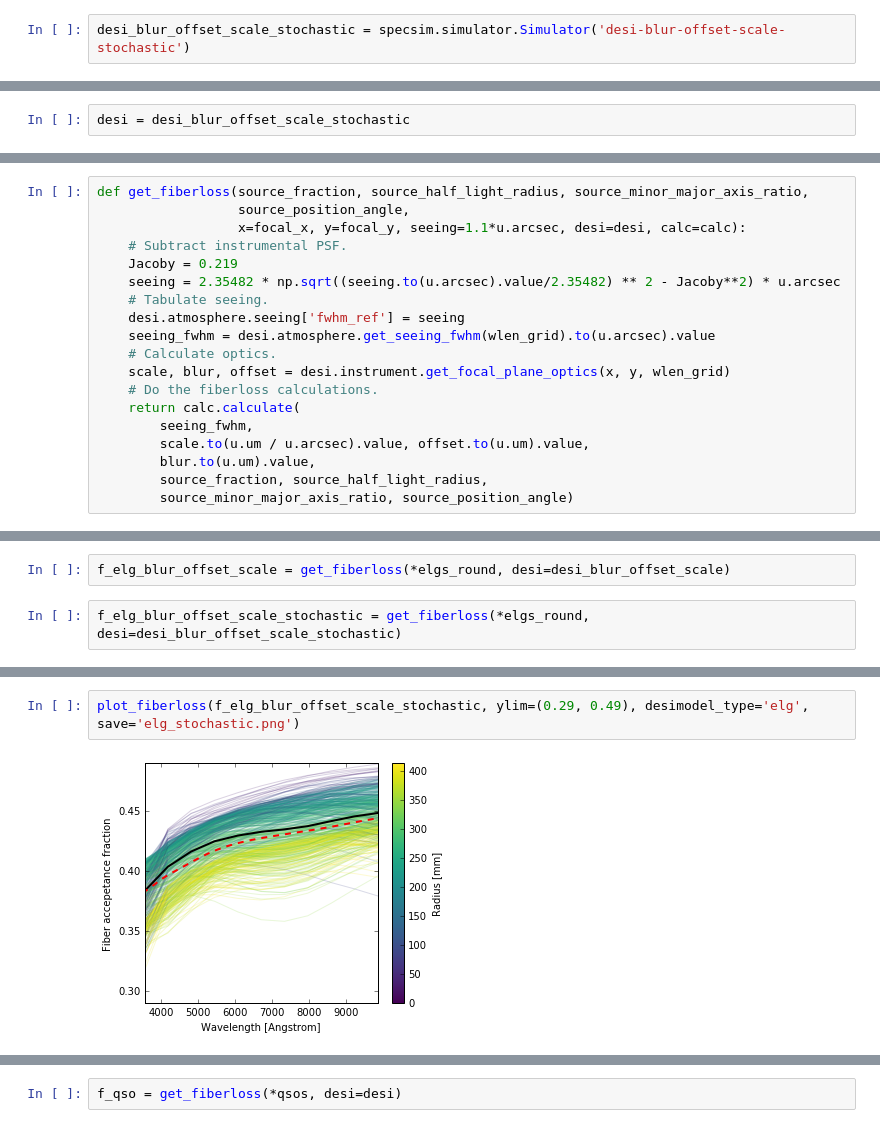
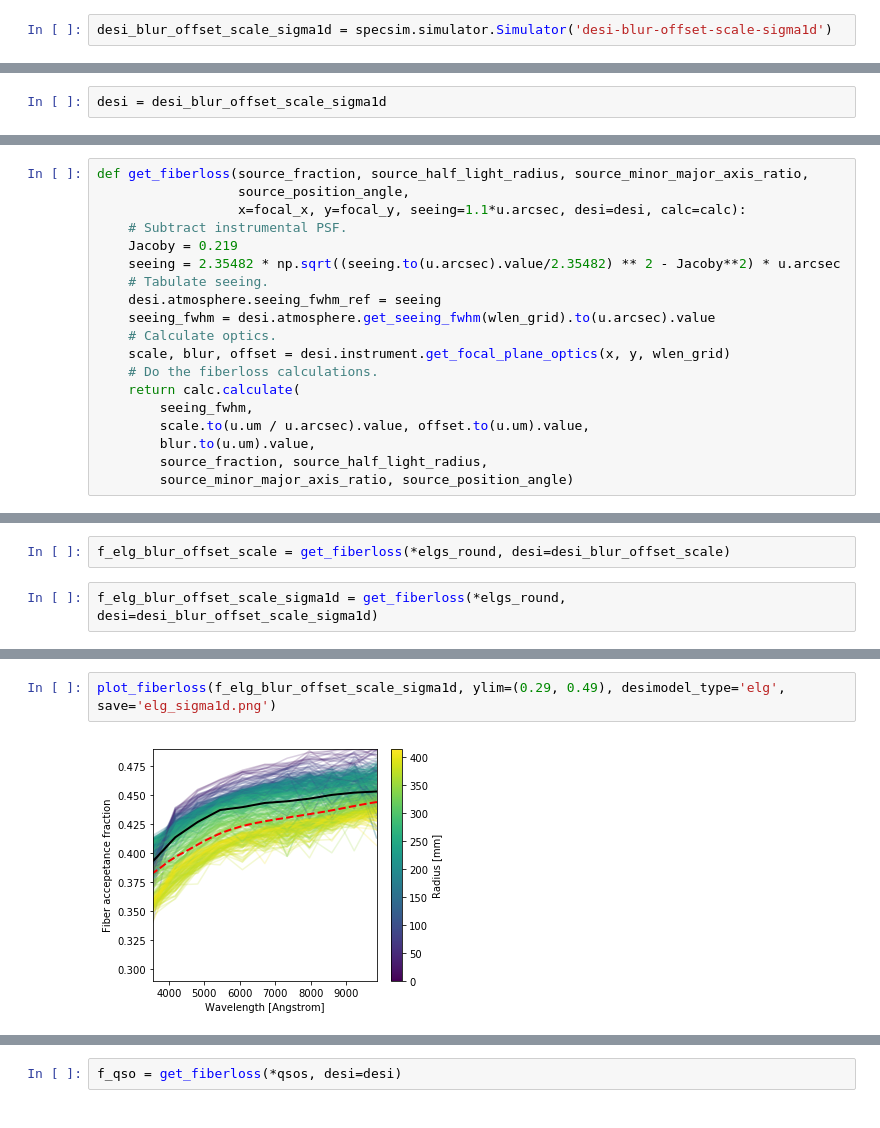
Before and after one commit to desihub/specsim, a Jupyter notebook: docs/nb/FiberlossExamples.ipynb, the cells around one changed output, grey strips where cells are left out. Cells and saved outputs as stored; diff of their text form.

Commit message:
Update FiberlossExamples notebook

```diff
--- a/docs/nb/FiberlossExamples.ipynb
+++ b/docs/nb/FiberlossExamples.ipynb
@@ -88,4 +99,4 @@ desi_blur_offset = specsim.simulator.Simulator('desi-blur-offset')
 # %%
 desi_blur_offset_scale = specsim.simulator.Simulator('desi-blur-offset-scale')
 # %%
-desi_blur_offset_scale_stochastic = specsim.simulator.Simulator('desi-blur-offset-scale-stochastic')
+desi_blur_offset_scale_sigma1d = specsim.simulator.Simulator('desi-blur-offset-scale-sigma1d')
@@ -94,5 +107,5 @@ The default corresponds to all effects included:
 # %%
-desi = desi_blur_offset_scale_stochastic
+desi = desi_blur_offset_scale_sigma1d
 # %% [markdown]
 Initialize the wavelength grid where fiberloss will be tabulated:
 # %%
@@ -172,7 +185,7 @@ def get_fiberloss(source_fraction, source_half_light_radius, source_minor_major_
     Jacoby = 0.219
     seeing = 2.35482 * np.sqrt((seeing.to(u.arcsec).value/2.35482) ** 2 - Jacoby**2) * u.arcsec
     # Tabulate seeing.
-    desi.atmosphere.seeing['fwhm_ref'] = seeing
+    desi.atmosphere.seeing_fwhm_ref = seeing
     seeing_fwhm = desi.atmosphere.get_seeing_fwhm(wlen_grid).to(u.arcsec).value
     # Calculate optics.
     scale, blur, offset = desi.instrument.get_focal_plane_optics(x, y, wlen_grid)
@@ -220,4 +233,4 @@ f_elg_blur_offset = get_fiberloss(*elgs_round, desi=desi_blur_offset)
 # %%
 f_elg_blur_offset_scale = get_fiberloss(*elgs_round, desi=desi_blur_offset_scale)
 # %%
-f_elg_blur_offset_scale_stochastic = get_fiberloss(*elgs_round, desi=desi_blur_offset_scale_stochastic)
+f_elg_blur_offset_scale_sigma1d = get_fiberloss(*elgs_round, desi=desi_blur_offset_scale_sigma1d)
@@ -236,4 +251,4 @@ plot_fiberloss(f_elg_blur_offset_scale, ylim=(0.29, 0.49), desimodel_type='elg',
 # %%
-plot_fiberloss(f_elg_blur_offset_scale_stochastic, ylim=(0.29, 0.49), desimodel_type='elg', save='elg_stochastic.png')
+plot_fiberloss(f_elg_blur_offset_scale_sigma1d, ylim=(0.29, 0.49), desimodel_type='elg', save='elg_sigma1d.png')
 # %% [output]
-[figure, old version]
+[figure, new version]
```
Also changed, not shown: parts of 36 cells of this notebook, 4 other files.
